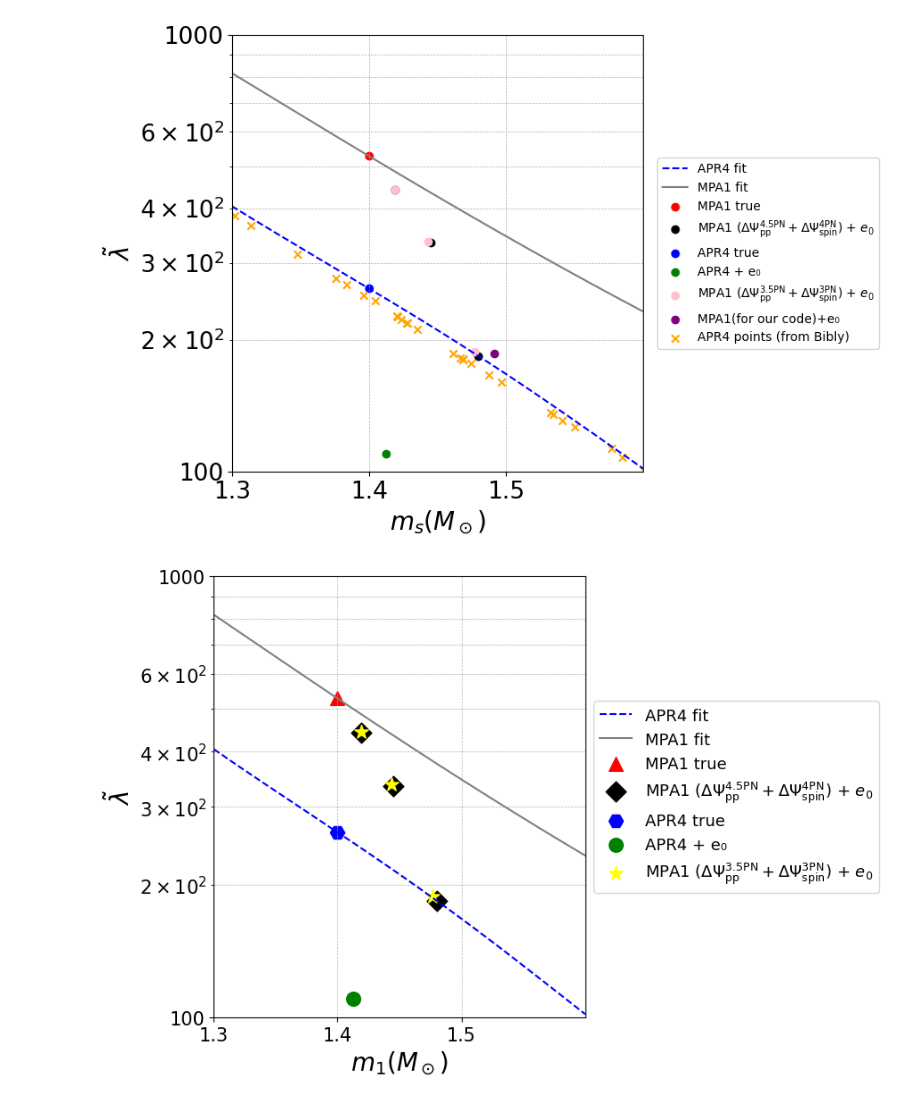
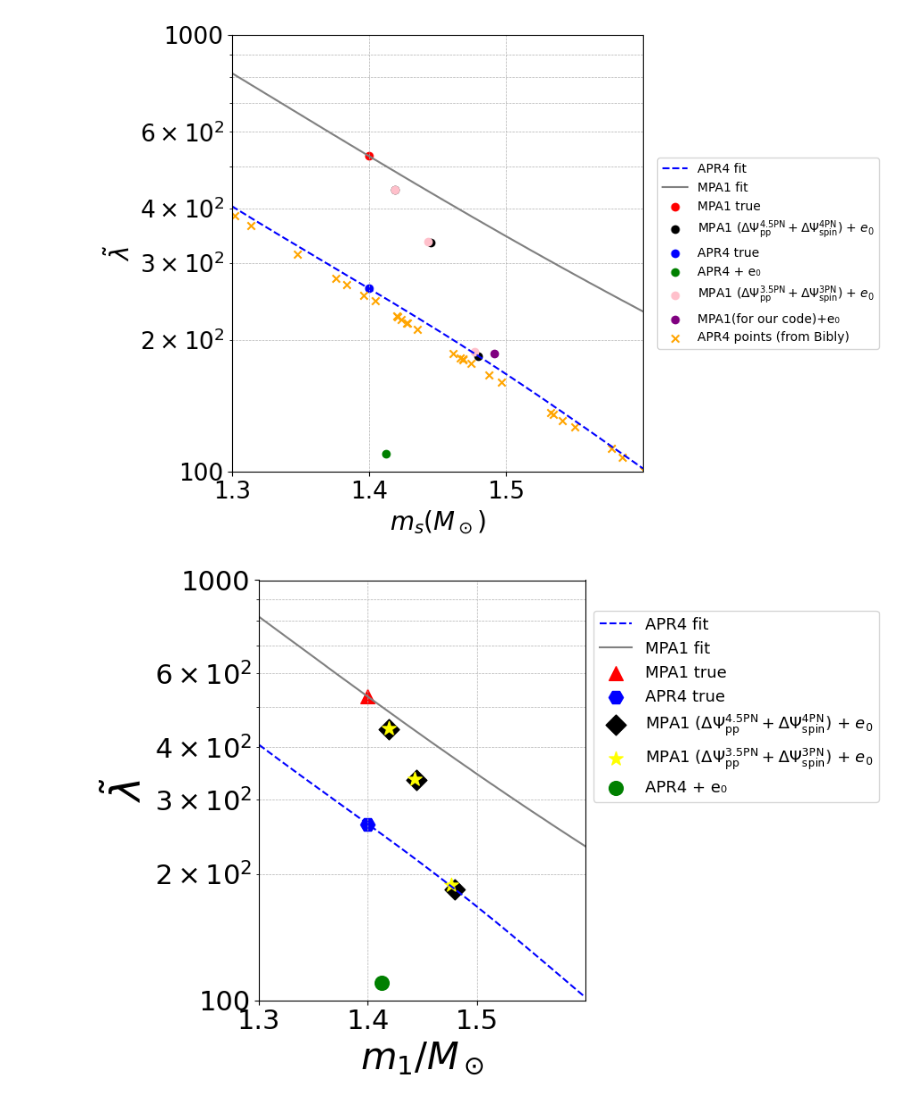
Before and after one commit to Brightshinesunny/Project, a Jupyter notebook: Untitled72.ipynb, the cells around one changed output. Saved outputs shown, nothing was run; the diff lists cells and outputs as text; code cells hidden in the pictures.

```diff
--- a/Untitled72.ipynb
+++ b/Untitled72.ipynb
@@ -245,41 +245,42 @@ ax.plot(ms_vals, fit_mpa1(ms_vals), label="MPA1 fit", color="gray", linestyle="-
 
 # --- 점 찍기 ---
 ax.scatter(*map1_true, color='red', marker='^', s=128,label="MPA1 true")
+ax.scatter(*apr4_true, color='blue', marker='H',s=136, label="APR4 true")
 
 ax.scatter(*zip(*map1_ecc),
            color='black', marker='D', s=135,
            label=r"MPA1 ($\Delta\Psi^{4.5\mathrm{PN}}_{\mathrm{pp}} + \Delta\Psi^{4\mathrm{PN}}_{\mathrm{spin}}$) + $e_0$")
+ax.scatter(*zip(*map1_ecc2),
+           color='yellow', marker='*', s= 135,
+           label=r"MPA1 ($\Delta\Psi^{3.5\mathrm{PN}}_{\mathrm{pp}} + \Delta\Psi^{3\mathrm{PN}}_{\mathrm{spin}}$) + $e_0$")
 
-ax.scatter(*apr4_true, color='blue', marker='H',s=136, label="APR4 true")
 
 ax.scatter(*zip(*apr4_ecc),
            color='green', s=128,
            label="APR4 + e₀")
 
-ax.scatter(*zip(*map1_ecc2),
-           color='yellow', marker='*', s= 135,
-           label=r"MPA1 ($\Delta\Psi^{3.5\mathrm{PN}}_{\mathrm{pp}} + \Delta\Psi^{3\mathrm{PN}}_{\mathrm{spin}}$) + $e_0$")
+
 
 #ax.scatter(*map1_ecc3, color='orange', marker='P', s= 135, label="MPA1(the different parameter space)+e₀")
 
 # --- 노란색 점들을 CSV 데이터로 교체 ---
 #ax.scatter(df["m1"], df["lambda_tilde"], color='orange', marker='x', label="APR4 points (from Bibly)")
 
 # --- 축/라벨/옵션 ---
 ax.set_xlim(1.3, 1.6)
 ax.set_ylim(100, 1000)
 ax.set_yscale("log")
 ax.set_xticks([1.3, 1.4, 1.5])
-ax.set_xlabel(r"$m_1 (M_\odot)$", fontsize=20)
-ax.set_ylabel(r"$\tilde{\lambda}$", fontsize=20)
+ax.set_xlabel(r"$m_1 / M_\odot$", fontsize=30)
+ax.set_ylabel(r"$\tilde{\lambda}$", fontsize=33)
 ax.yaxis.set_major_formatter(LogFormatter(base=10))
 ax.grid(True, which="both", linestyle="--", linewidth=0.5)
-ax.tick_params(axis='both', which='both', labelsize=15)
+ax.tick_params(axis='both', which='both', labelsize=22)
 
 # --- Legend를 오른쪽 바깥 세로로 배치 ---
-ax.legend(fontsize=13, loc="center left", bbox_to_anchor=(1, 0.5))
+ax.legend(fontsize=13, loc="center left", bbox_to_anchor=(1, 0.7))
 
 plt.tight_layout()
 plt.show()
 # %% [output]
-[figure, old version]
+[figure, new version]
```
